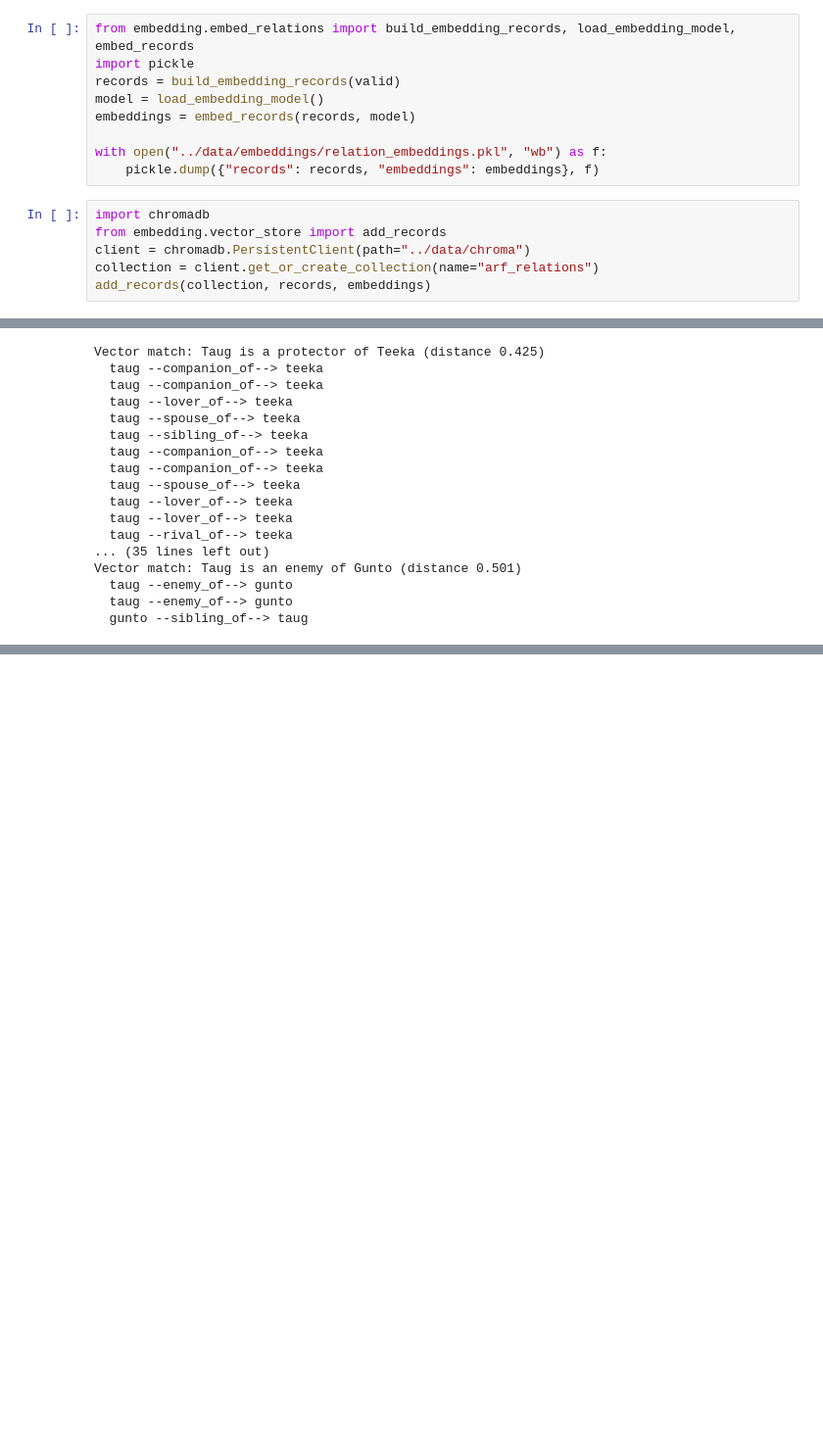
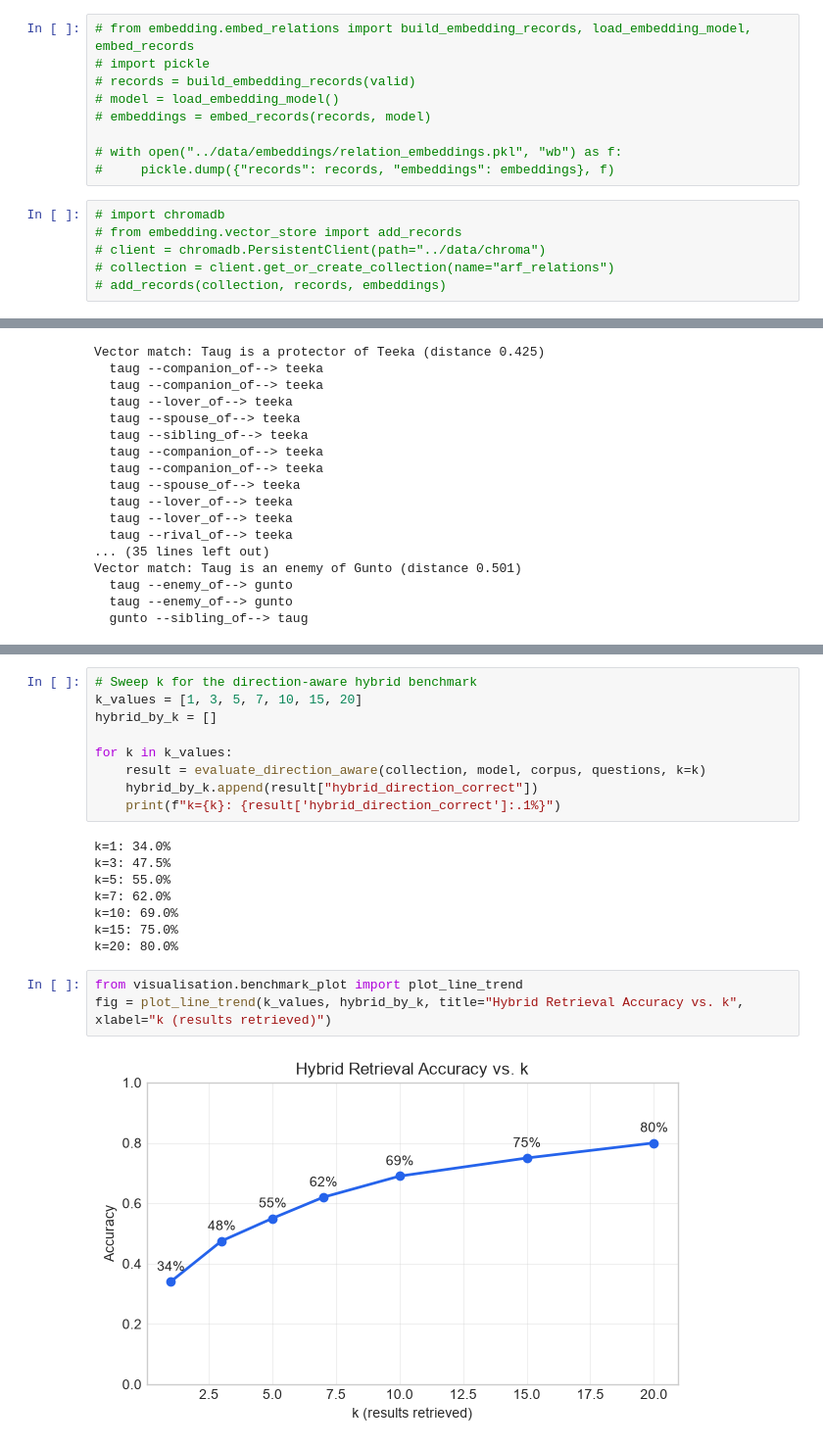
Before and after one commit to Baaqar-007/narrative-intelligence, a Jupyter notebook: notebooks/explore_arf_dataset.ipynb, the cells around one changed output, grey strips where cells are left out. Shown at 98% size. Drawn from its saved outputs; the diff is of its cells as text; blank space fills up the shorter version.

```diff
--- a/notebooks/explore_arf_dataset.ipynb
+++ b/notebooks/explore_arf_dataset.ipynb
@@ -999,17 +1026,17 @@ False
 # %% [markdown]
 ### rebuilding embeddings and chromadb cause of mismatch of keys
 # %%
-from embedding.embed_relations import build_embedding_records, load_embedding_model, embed_records
-import pickle
-records = build_embedding_records(valid)
-model = load_embedding_model()
-embeddings = embed_records(records, model)
+# from embedding.embed_relations import build_embedding_records, load_embedding_model, embed_records
+# import pickle
+# records = build_embedding_records(valid)
+# model = load_embedding_model()
+# embeddings = embed_records(records, model)
 
-with open("../data/embeddings/relation_embeddings.pkl", "wb") as f:
-    pickle.dump({"records": records, "embeddings": embeddings}, f)
+# with open("../data/embeddings/relation_embeddings.pkl", "wb") as f:
+#     pickle.dump({"records": records, "embeddings": embeddings}, f)
 # %%
-import chromadb
-from embedding.vector_store import add_records
-client = chromadb.PersistentClient(path="../data/chroma")
-collection = client.get_or_create_collection(name="arf_relations")
-add_records(collection, records, embeddings)
+# import chromadb
+# from embedding.vector_store import add_records
+# client = chromadb.PersistentClient(path="../data/chroma")
+# collection = client.get_or_create_collection(name="arf_relations")
+# add_records(collection, records, embeddings)
@@ -1058,0 +1202,22 @@ Vector match: Taug is an enemy of Gunto (distance 0.501)
+# %%
+# Sweep k for the direction-aware hybrid benchmark
+k_values = [1, 3, 5, 7, 10, 15, 20]
+hybrid_by_k = []
+
+for k in k_values:
+    result = evaluate_direction_aware(collection, model, corpus, questions, k=k)
+    hybrid_by_k.append(result["hybrid_direction_correct"])
+    print(f"k={k}: {result['hybrid_direction_correct']:.1%}")
+# %% [output]
+k=1: 34.0%
+k=3: 47.5%
+k=5: 55.0%
+k=7: 62.0%
+k=10: 69.0%
+k=15: 75.0%
+k=20: 80.0%
+# %%
+from visualisation.benchmark_plot import plot_line_trend
+fig = plot_line_trend(k_values, hybrid_by_k, title="Hybrid Retrieval Accuracy vs. k", xlabel="k (results retrieved)")
+# %% [output]
+[figure, added]
```
Also changed, not shown: parts of 20 cells of this notebook, 3 other files.
